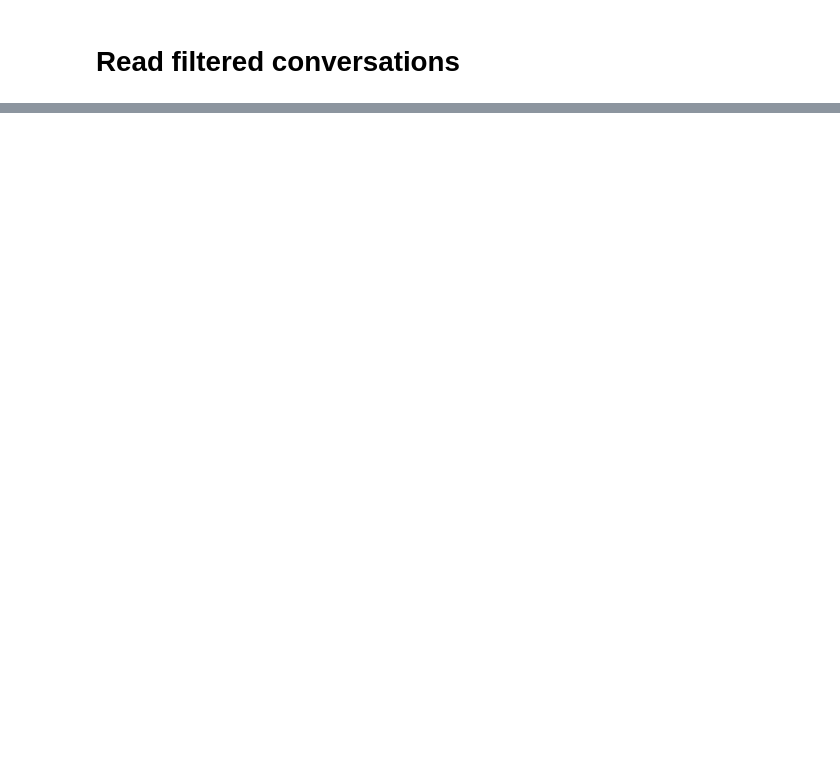
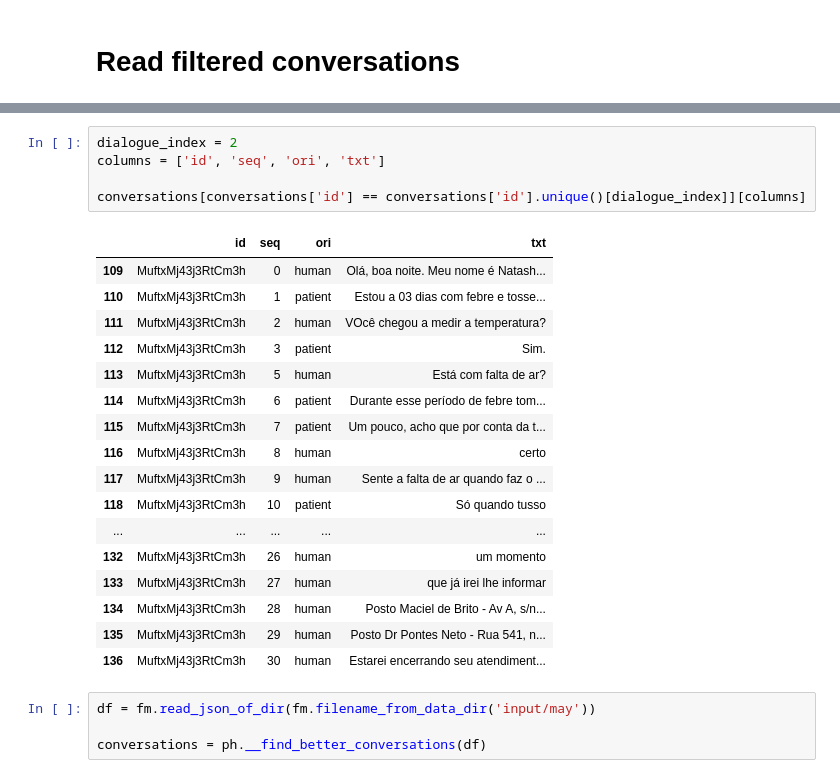
Before and after one commit to valmirosjunior/intent_classifier, a Jupyter notebook: notebooks/pre_processing.ipynb, the cells around one changed output, grey strips where cells are left out. Cells and saved outputs as stored; diff of their text form; blank space fills up the shorter version.

```diff
--- a/notebooks/pre_processing.ipynb
+++ b/notebooks/pre_processing.ipynb
@@ -117,0 +103,27 @@ sucesso
+# %%
+dialogue_index = 2
+columns = ['id', 'seq', 'ori', 'txt']
+
+conversations[conversations['id'] == conversations['id'].unique()[dialogue_index]][columns]
+# %% [output]
+|  | id | seq | ori | txt |
+| 109 | MuftxMj43j3RtCm3h | 0 | human | Olá, boa noite. Meu nome é Natash... |
+| 110 | MuftxMj43j3RtCm3h | 1 | patient | Estou a 03 dias com febre e tosse... |
+| 111 | MuftxMj43j3RtCm3h | 2 | human | VOcê chegou a medir a temperatura? |
+| 112 | MuftxMj43j3RtCm3h | 3 | patient | Sim. |
+| 113 | MuftxMj43j3RtCm3h | 5 | human | Está com falta de ar? |
+| 114 | MuftxMj43j3RtCm3h | 6 | patient | Durante esse período de febre tom... |
+| 115 | MuftxMj43j3RtCm3h | 7 | patient | Um pouco, acho que por conta da t... |
+| 116 | MuftxMj43j3RtCm3h | 8 | human | certo |
+| 117 | MuftxMj43j3RtCm3h | 9 | human | Sente a falta de ar quando faz o ... |
+| 118 | MuftxMj43j3RtCm3h | 10 | patient | Só quando tusso |
+| ... | ... | ... | ... | ... |
+| 132 | MuftxMj43j3RtCm3h | 26 | human | um momento |
+| 133 | MuftxMj43j3RtCm3h | 27 | human | que já irei lhe informar |
+| 134 | MuftxMj43j3RtCm3h | 28 | human | Posto Maciel de Brito - Av A, s/n... |
+| 135 | MuftxMj43j3RtCm3h | 29 | human | Posto Dr Pontes Neto - Rua 541, n... |
+| 136 | MuftxMj43j3RtCm3h | 30 | human | Estarei encerrando seu atendiment... |
+# %%
+df = fm.read_json_of_dir(fm.filename_from_data_dir('input/may'))
+
+conversations = ph.__find_better_conversations(df)
```
Also changed, not shown: parts of 10 cells of this notebook, 21 other files.
